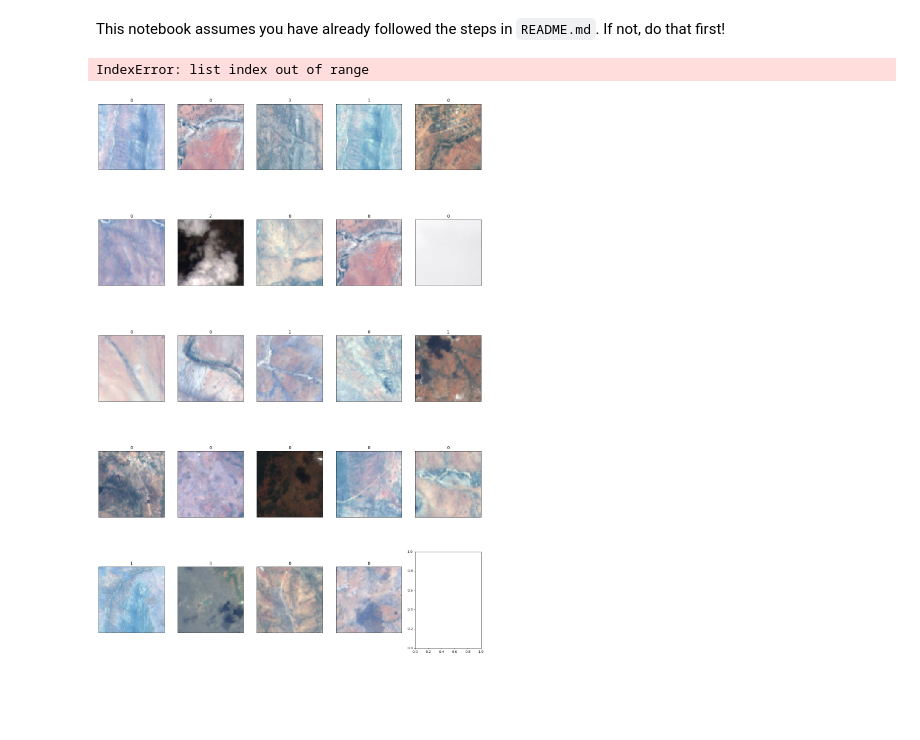
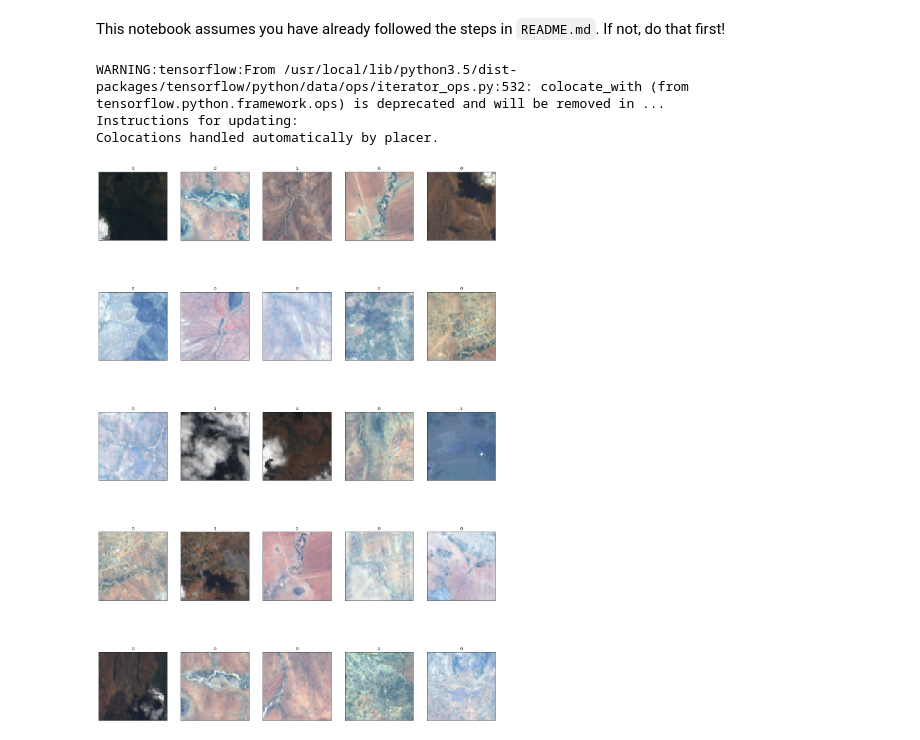
Before and after one commit to wandb/droughtwatch, a Jupyter notebook: Explore Images.ipynb, the cells around one changed output. Saved outputs shown, nothing was run; the diff lists cells and outputs as text; code cells hidden in the pictures; blank space fills up the shorter version.

Commit message:
fix example images in notebook

```diff
--- a/Explore Images.ipynb
+++ b/Explore Images.ipynb
@@ -9,11 +9,12 @@ import tensorflow as tf
 tf.enable_eager_execution()
 # %%
 dirlist = lambda di: [os.path.join(di, file) for file in os.listdir(di) if 'part-' in file]
-training_files = dirlist('data/test/')
+training_files = dirlist('data/val/')
 
 def parse_visual(data):
     dataset = tf.data.TFRecordDataset(data)
-    # dataset = tf.data.TFRecordDataset('../data_preprocessing/outputs_2/train/part-r-00099')
+    # pattern for one part file
+    # dataset = tf.data.TFRecordDataset('part-r-00099')
     iterator = dataset.make_one_shot_iterator()
 
     features = {
@@ -27,6 +28,10 @@ def parse_visual(data):
     return parsed_examples
 
 parsed_examples = parse_visual(training_files[0])
+# %% [output]
+WARNING:tensorflow:From /usr/local/lib/python3.5/dist-packages/tensorflow/python/data/ops/iterator_ops.py:532: colocate_with (from tensorflow.python.framework.ops) is deprecated and will be removed in ...
+Instructions for updating:
+Colocations handled automatically by placer.
 # %%
 def get_img_from_example(parsed_example, intensify=True):
     rgbArray = np.zeros((65,65,3), 'uint8')
@@ -45,13 +50,12 @@ def get_img_from_example(parsed_example, intensify=True):
 # %%
 fig=plt.figure(figsize=(20, 30), dpi= 80, facecolor='w', edgecolor='k')
 for i in range(1,26):
     plt.subplot(5, 5, i)
-    img, label = img, label = get_img_from_example(parsed_examples[i+8])
+    img, label = img, label = get_img_from_example(parsed_examples[i+7])
     plt.imshow(img).axes.get_xaxis().set_visible(False)
     plt.imshow(img).axes.get_yaxis().set_visible(False)
     plt.title(str(label))
 
 fig.show()
 # %% [output]
-IndexError: list index out of range
-[figure, old version]
+[figure, new version]
```
